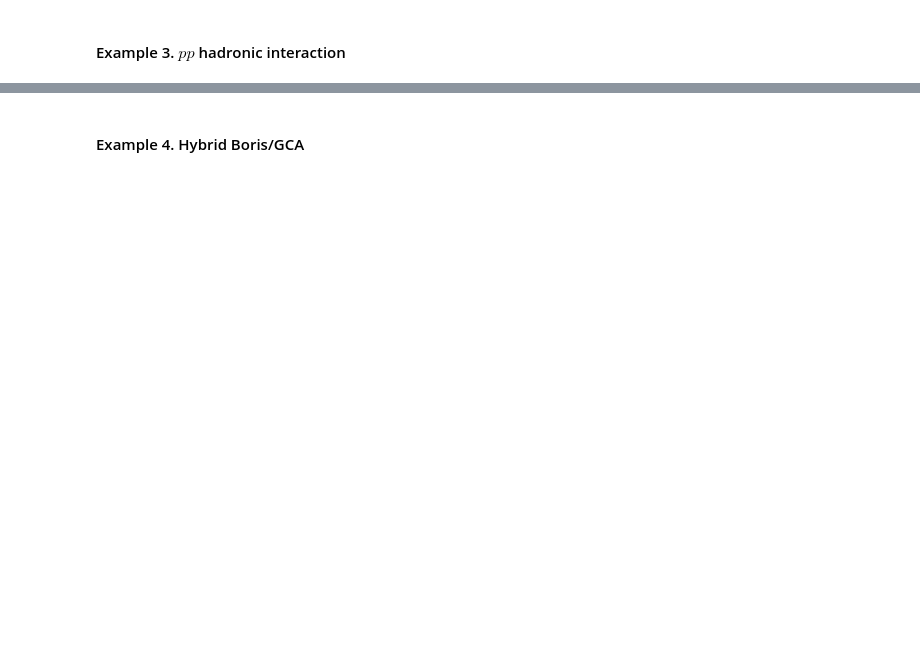
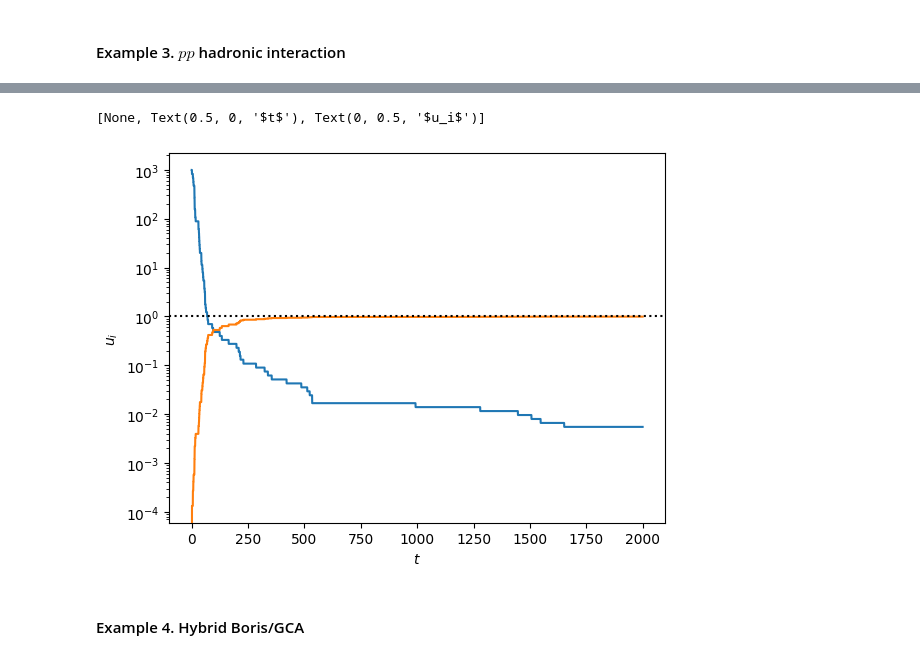
Before and after one commit to Mynghao/pusher-library, a Jupyter notebook: minkowski.ipynb, the cells around one changed output, grey strips where cells are left out. Drawn from its saved outputs; the diff is of its cells as text; code cells hidden in the pictures; blank space fills up the shorter version.

```diff
--- a/minkowski.ipynb
+++ b/minkowski.ipynb
@@ -91,4 +109,5 @@ ts, xs, us = IntegrateTrajectory(
     drags={
         "pp": {"n_bg": 1 / 50, "u_bg": np.array([0, 1, 0]), "scheme": "prob"},
     },
+    progressbar=ProgIter
 )
@@ -101,12 +125,15 @@ plt.gca().set(
 # %%
 plt.plot(ts, us[:, 0])
 plt.plot(ts, us[:, 1])
 plt.gca().axhline(1.0, c="k", ls=":")
 plt.gca().set(
     yscale="log",
     xlabel=r"$t$",
-    ylabel=r"$u_x$",
+    ylabel=r"$u_i$",
 )
+# %% [output]
+[None, Text(0.5, 0, '$t$'), Text(0, 0.5, '$u_i$')]
+[figure, added]
 # %% [markdown]
 #### Example 4. Hybrid Boris/GCA
 # %%
```
Also changed, not shown: parts of 11 cells of this notebook.
